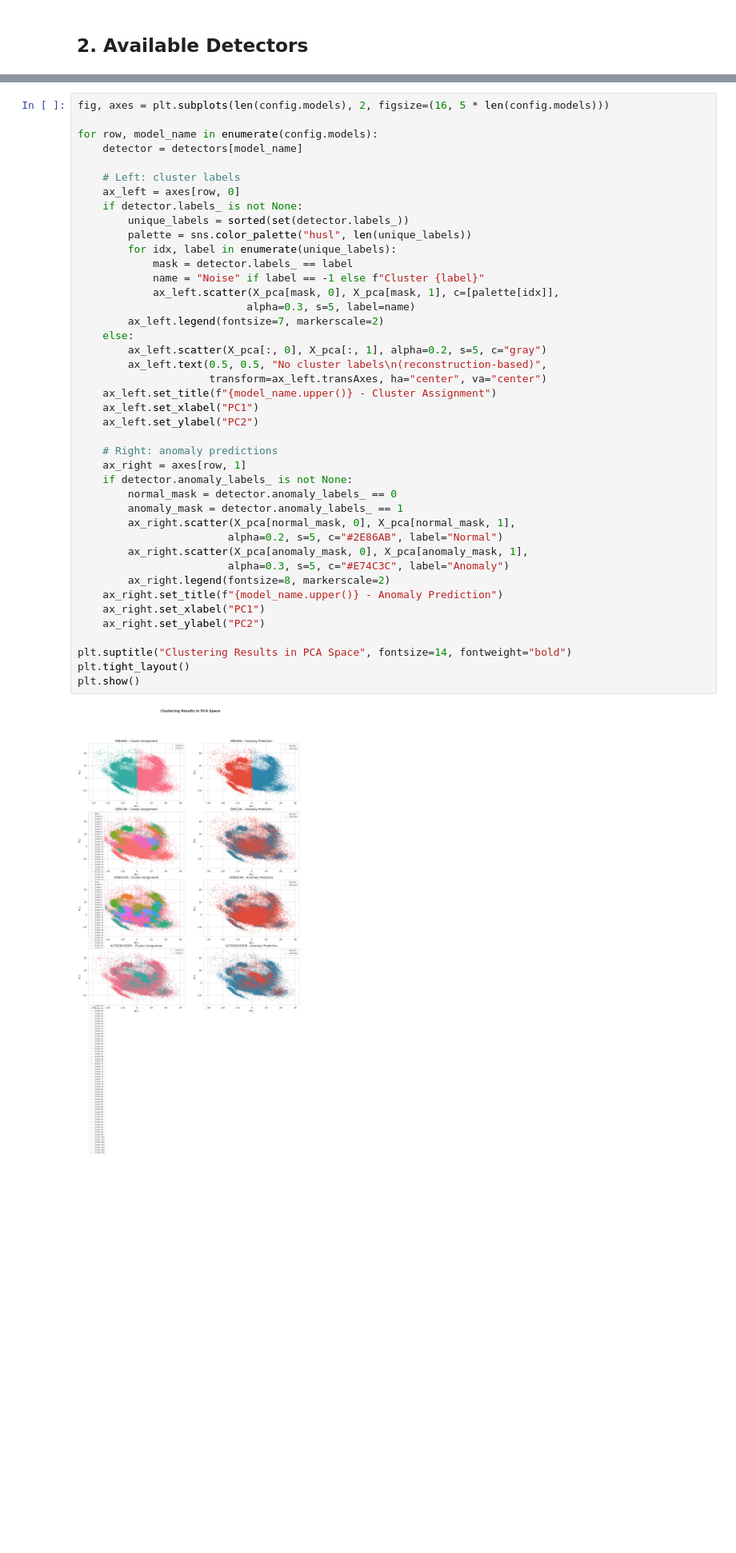
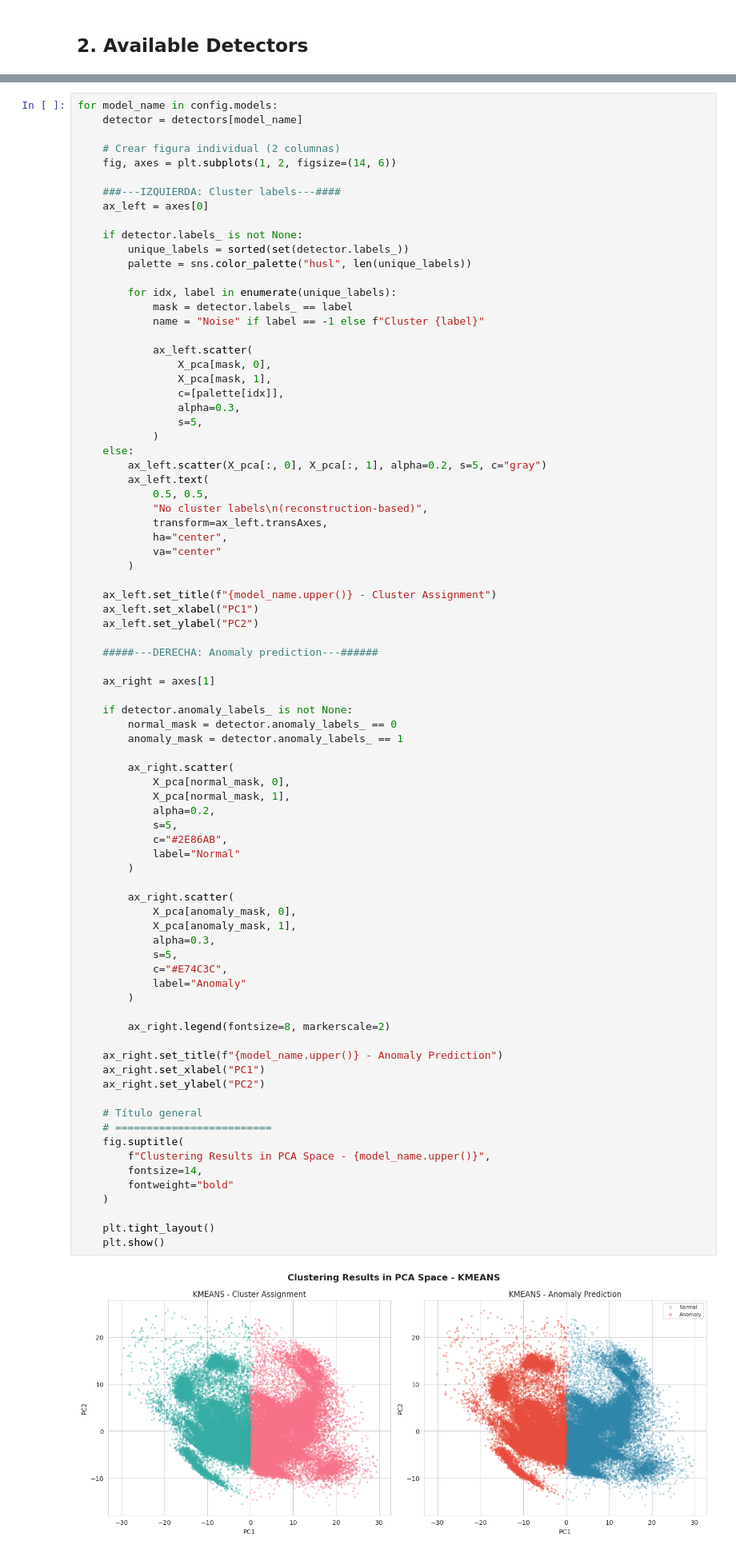
Before and after one commit to JDGarcia25/tfp-cardio-tesis, a Jupyter notebook: notebooks/04_clustering.ipynb, the cells around one changed output, grey strips where cells are left out. Shown at 80% size. Drawn from its saved outputs; the diff is of its cells as text; blank space fills up the shorter version.

```diff
--- a/notebooks/04_clustering.ipynb
+++ b/notebooks/04_clustering.ipynb
@@ -141,46 +139,85 @@ For each model, we plot the first two PCA components colored by:
 - Cluster assignment (left)
 - Anomaly prediction (right)
 # %%
-fig, axes = plt.subplots(len(config.models), 2, figsize=(16, 5 * len(config.models)))
-
-for row, model_name in enumerate(config.models):
+for model_name in config.models:
     detector = detectors[model_name]
 
-    # Left: cluster labels
-    ax_left = axes[row, 0]
+    # Crear figura individual (2 columnas)
+    fig, axes = plt.subplots(1, 2, figsize=(14, 6))
+
+    ###---IZQUIERDA: Cluster labels---####
+    ax_left = axes[0]
+
     if detector.labels_ is not None:
         unique_labels = sorted(set(detector.labels_))
         palette = sns.color_palette("husl", len(unique_labels))
+
         for idx, label in enumerate(unique_labels):
             mask = detector.labels_ == label
             name = "Noise" if label == -1 else f"Cluster {label}"
-            ax_left.scatter(X_pca[mask, 0], X_pca[mask, 1], c=[palette[idx]],
-                           alpha=0.3, s=5, label=name)
-        ax_left.legend(fontsize=7, markerscale=2)
+
+            ax_left.scatter(
+                X_pca[mask, 0],
+                X_pca[mask, 1],
+                c=[palette[idx]],
+                alpha=0.3,
+                s=5,
+            )
     else:
         ax_left.scatter(X_pca[:, 0], X_pca[:, 1], alpha=0.2, s=5, c="gray")
-        ax_left.text(0.5, 0.5, "No cluster labels\n(reconstruction-based)",
-                     transform=ax_left.transAxes, ha="center", va="center")
+        ax_left.text(
+            0.5, 0.5,
+            "No cluster labels\n(reconstruction-based)",
+            transform=ax_left.transAxes,
+            ha="center",
+            va="center"
+        )
+
     ax_left.set_title(f"{model_name.upper()} - Cluster Assignment")
     ax_left.set_xlabel("PC1")
     ax_left.set_ylabel("PC2")
 
-    # Right: anomaly predictions
-    ax_right = axes[row, 1]
+    #####---DERECHA: Anomaly prediction---######
+
+    ax_right = axes[1]
+
     if detector.anomaly_labels_ is not None:
         normal_mask = detector.anomaly_labels_ == 0
         anomaly_mask = detector.anomaly_labels_ == 1
-        ax_right.scatter(X_pca[normal_mask, 0], X_pca[normal_mask, 1],
-                        alpha=0.2, s=5, c="#2E86AB", label="Normal")
-        ax_right.scatter(X_pca[anomaly_mask, 0], X_pca[anomaly_mask, 1],
-                        alpha=0.3, s=5, c="#E74C3C", label="Anomaly")
+
+        ax_right.scatter(
+            X_pca[normal_mask, 0],
+            X_pca[normal_mask, 1],
+            alpha=0.2,
+            s=5,
+            c="#2E86AB",
+            label="Normal"
+        )
+
+        ax_right.scatter(
+            X_pca[anomaly_mask, 0],
+            X_pca[anomaly_mask, 1],
+            alpha=0.3,
+            s=5,
+            c="#E74C3C",
+            label="Anomaly"
+        )
+
         ax_right.legend(fontsize=8, markerscale=2)
+
     ax_right.set_title(f"{model_name.upper()} - Anomaly Prediction")
     ax_right.set_xlabel("PC1")
     ax_right.set_ylabel("PC2")
 
-plt.suptitle("Clustering Results in PCA Space", fontsize=14, fontweight="bold")
-plt.tight_layout()
-plt.show()
+    # Título general
+    # =========================
+    fig.suptitle(
+        f"Clustering Results in PCA Space - {model_name.upper()}",
+        fontsize=14,
+        fontweight="bold"
+    )
+
+    plt.tight_layout()
+    plt.show()
 # %% [output]
-[figure, old version]
+[figure, new version]
```
Also changed, not shown: parts of 5 cells of this notebook, 10 other files.
